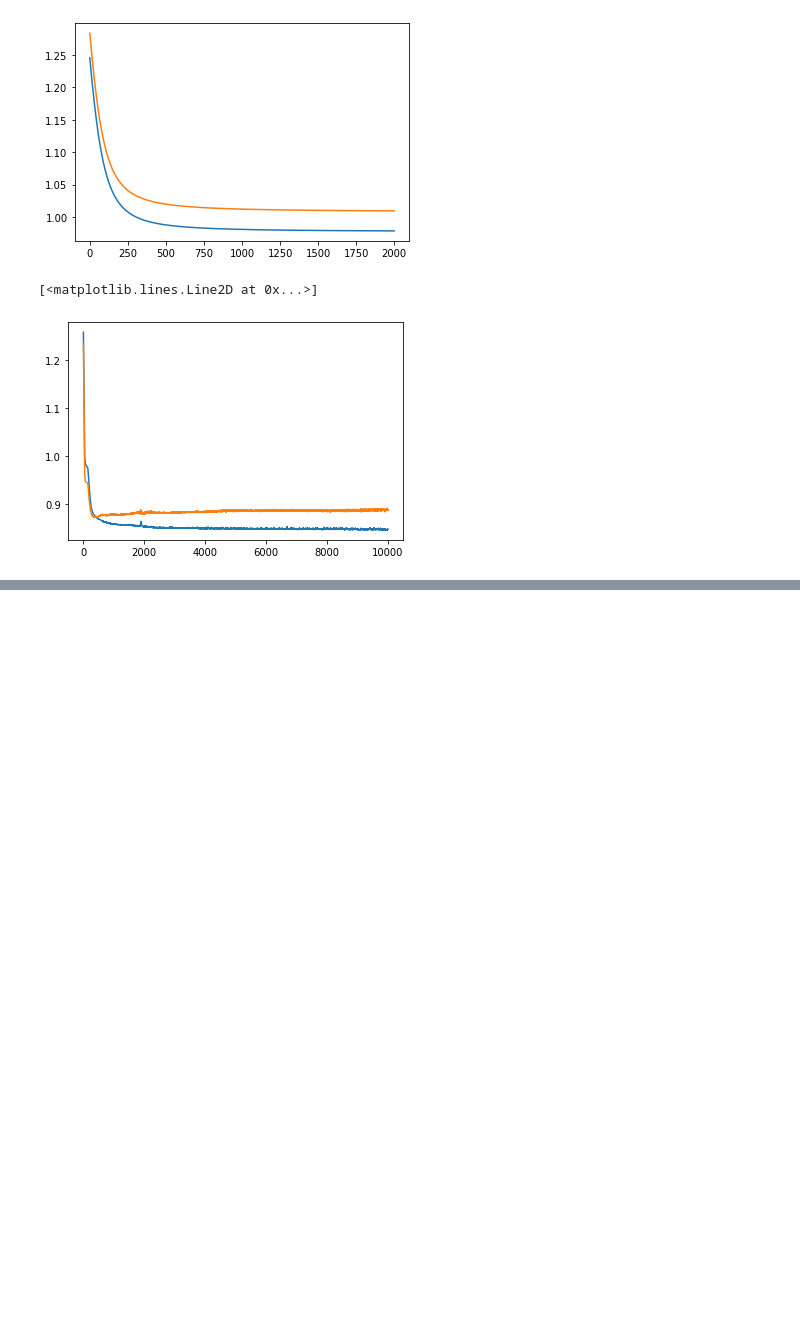
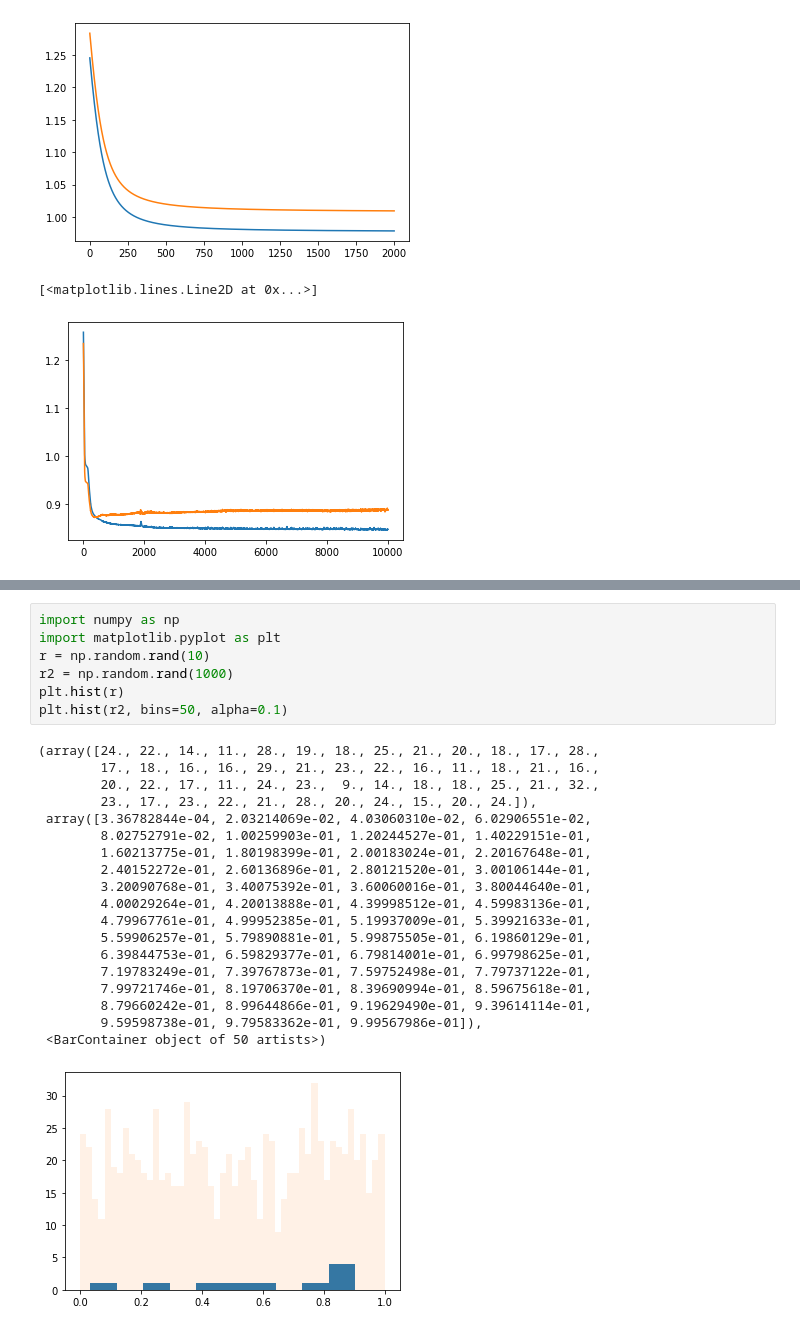
Before and after one commit to dandarm/Embednet, a Jupyter notebook: Test_autoencoder_Linear.ipynb, the cells around one changed output, grey strips where cells are left out. Cells and saved outputs as stored; diff of their text form; blank space fills up the shorter version.

```diff
--- a/Test_autoencoder_Linear.ipynb
+++ b/Test_autoencoder_Linear.ipynb
@@ -194,0 +244,27 @@ plt.plot(test_losses)
+# %%
+import numpy as np
+import matplotlib.pyplot as plt
+r = np.random.rand(10)
+r2 = np.random.rand(1000)
+plt.hist(r)
+plt.hist(r2, bins=50, alpha=0.1)
+# %% [output]
+(array([24., 22., 14., 11., 28., 19., 18., 25., 21., 20., 18., 17., 28.,
+        17., 18., 16., 16., 29., 21., 23., 22., 16., 11., 18., 21., 16.,
+        20., 22., 17., 11., 24., 23.,  9., 14., 18., 18., 25., 21., 32.,
+        23., 17., 23., 22., 21., 28., 20., 24., 15., 20., 24.]),
+ array([3.36782844e-04, 2.03214069e-02, 4.03060310e-02, 6.02906551e-02,
+        8.02752791e-02, 1.00259903e-01, 1.20244527e-01, 1.40229151e-01,
+        1.60213775e-01, 1.80198399e-01, 2.00183024e-01, 2.20167648e-01,
+        2.40152272e-01, 2.60136896e-01, 2.80121520e-01, 3.00106144e-01,
+        3.20090768e-01, 3.40075392e-01, 3.60060016e-01, 3.80044640e-01,
+        4.00029264e-01, 4.20013888e-01, 4.39998512e-01, 4.59983136e-01,
+        4.79967761e-01, 4.99952385e-01, 5.19937009e-01, 5.39921633e-01,
+        5.59906257e-01, 5.79890881e-01, 5.99875505e-01, 6.19860129e-01,
+        6.39844753e-01, 6.59829377e-01, 6.79814001e-01, 6.99798625e-01,
+        7.19783249e-01, 7.39767873e-01, 7.59752498e-01, 7.79737122e-01,
+        7.99721746e-01, 8.19706370e-01, 8.39690994e-01, 8.59675618e-01,
+        8.79660242e-01, 8.99644866e-01, 9.19629490e-01, 9.39614114e-01,
+        9.59598738e-01, 9.79583362e-01, 9.99567986e-01]),
+ <BarContainer object of 50 artists>)
+[figure, added]
```
Also changed, not shown: parts of 18 cells of this notebook, 18 other files.
